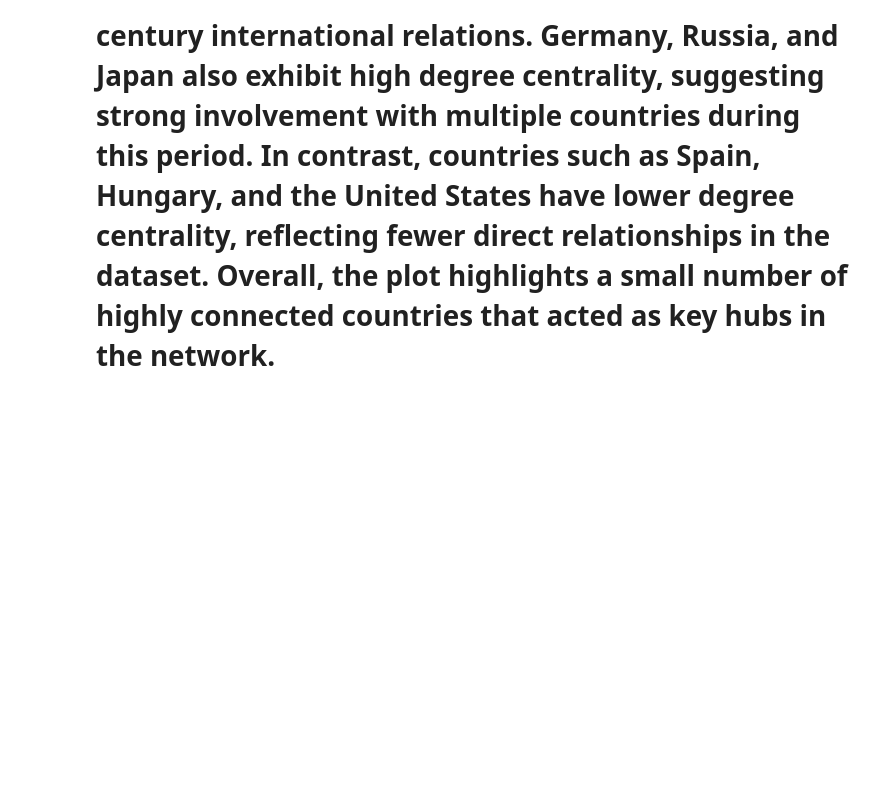
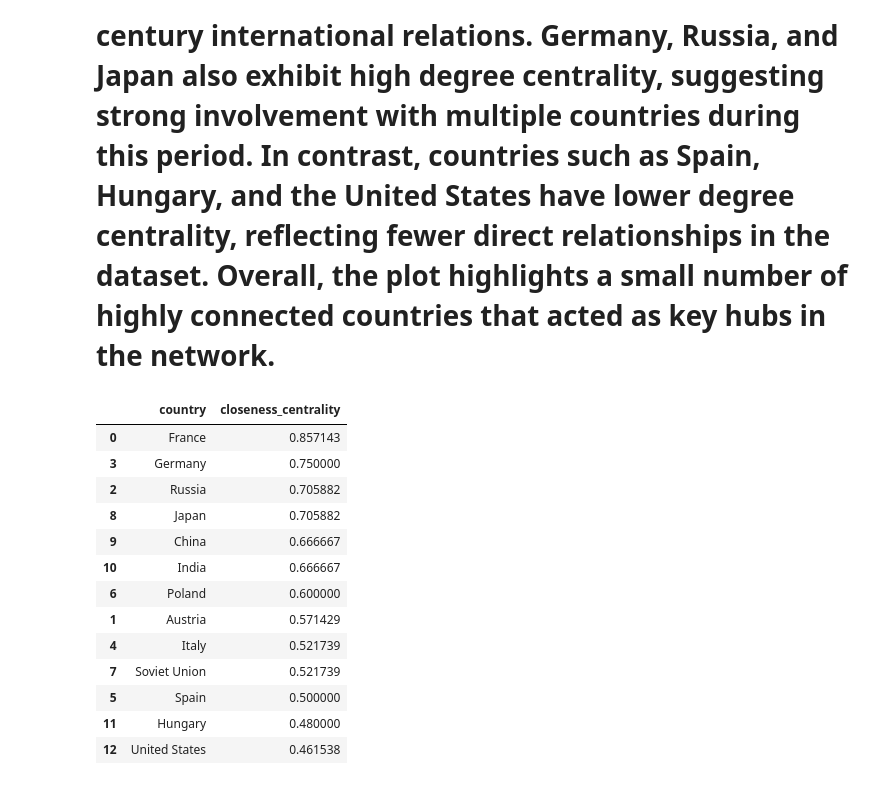
Before and after one commit to nk62700-byte/20th_century, a Jupyter notebook: Ex_1.7_creating network_visualization.ipynb, the cells around one changed output. Saved outputs shown, nothing was run; the diff lists cells and outputs as text; code cells hidden in the pictures; blank space fills up the shorter version.

```diff
--- a/Ex_1.7_creating network_visualization.ipynb
+++ b/Ex_1.7_creating network_visualization.ipynb
@@ -208,3 +208,28 @@ plt.show()
 [figure]
 # %% [markdown]
 # The degree centrality results show that France has the highest number of connections in the network, indicating that it played a central role in twentieth-century international relations. Germany, Russia, and Japan also exhibit high degree centrality, suggesting strong involvement with multiple countries during this period. In contrast, countries such as Spain, Hungary, and the United States have lower degree centrality, reflecting fewer direct relationships in the dataset. Overall, the plot highlights a small number of highly connected countries that acted as key hubs in the network.
+# %%
+# Closeness centrality
+closeness_centrality = nx.closeness_centrality(G)
+
+closeness_df = (
+    pd.DataFrame(closeness_centrality.items(), columns=["country", "closeness_centrality"])
+    .sort_values("closeness_centrality", ascending=False)
+)
+
+closeness_df
+# %% [output]
+|  | country | closeness_centrality |
+| 0 | France | 0.857143 |
+| 3 | Germany | 0.750000 |
+| 2 | Russia | 0.705882 |
+| 8 | Japan | 0.705882 |
+| 9 | China | 0.666667 |
+| 10 | India | 0.666667 |
+| 6 | Poland | 0.600000 |
+| 1 | Austria | 0.571429 |
+| 4 | Italy | 0.521739 |
+| 7 | Soviet Union | 0.521739 |
+| 5 | Spain | 0.500000 |
+| 11 | Hungary | 0.480000 |
+| 12 | United States | 0.461538 |
```
Also changed, not shown: parts of 6 cells of this notebook.
